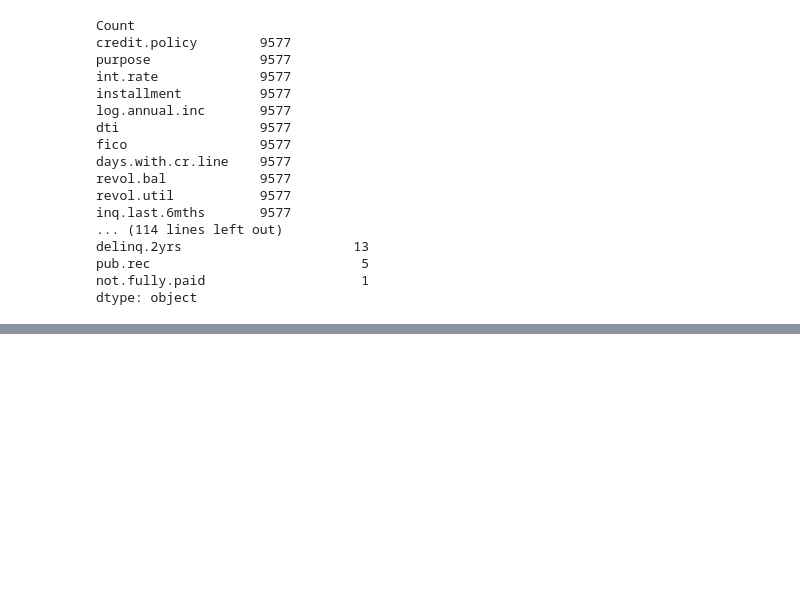
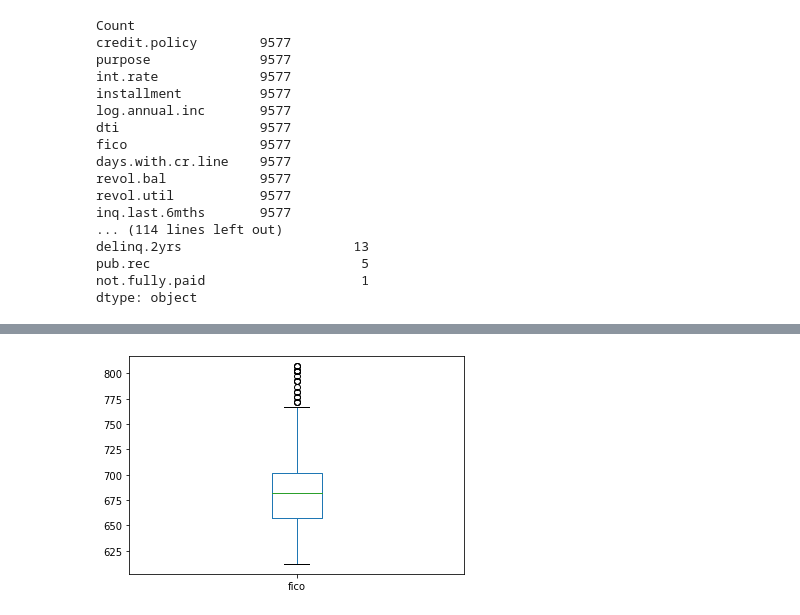
Before and after one commit to TobiOnabolu/MachineLearning, a Jupyter notebook: Assignment1/a1.ipynb, the cells around one changed output, grey strips where cells are left out. Cells and saved outputs as stored; diff of their text form; code cells hidden in the pictures; blank space fills up the shorter version.

```diff
--- a/Assignment1/a1.ipynb
+++ b/Assignment1/a1.ipynb
@@ -101,0 +123,4 @@ dtype: object
+# %%
+unapprovedFico = unapproved.boxplot(column='fico', grid=False)
+# %% [output]
+[figure, added]
```
Also changed, not shown: parts of 30 cells of this notebook, 4 other files.
